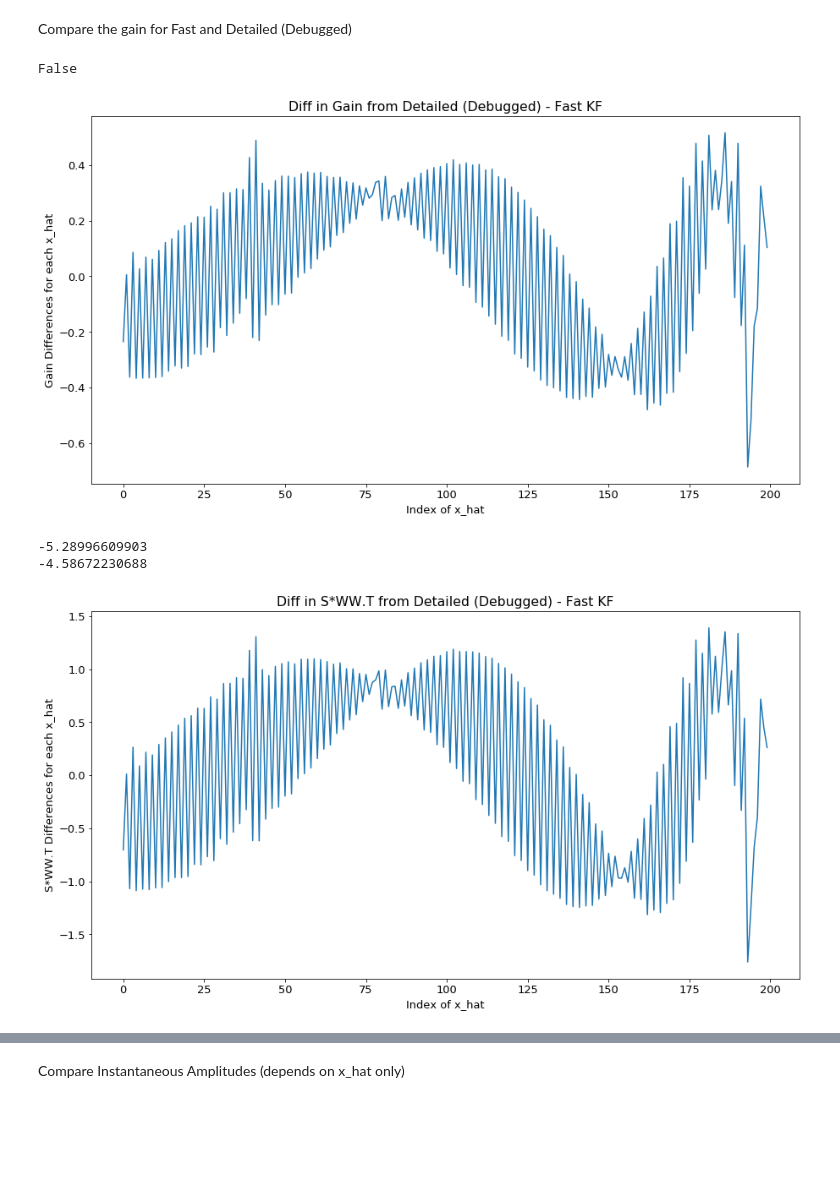
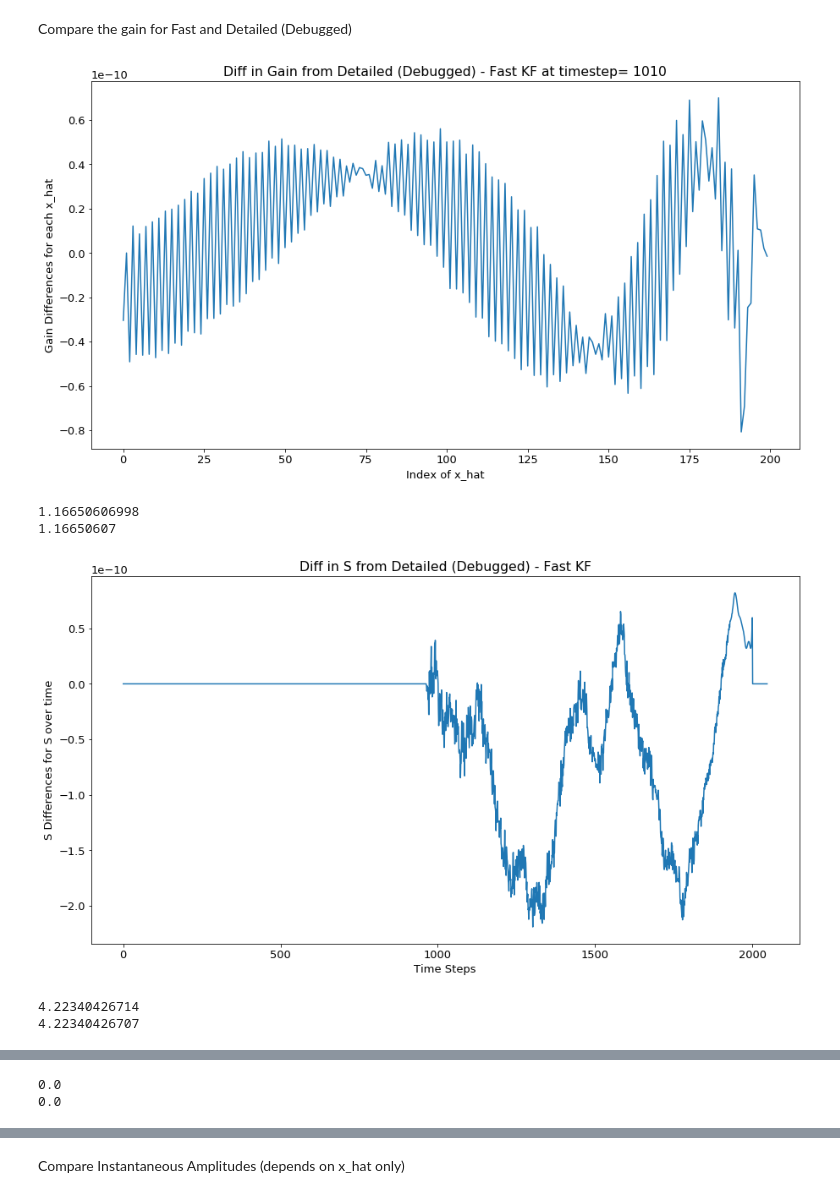
Before and after one commit to riddhisw/predictiveest, a Jupyter notebook: Bug Testing.ipynb, the cells around one changed output, grey strips where cells are left out. Drawn from its saved outputs; the diff is of its cells as text; code cells hidden in the pictures; blank space fills up the shorter version.

```diff
--- a/Bug Testing.ipynb
+++ b/Bug Testing.ipynb
@@ -211,34 +204,57 @@ dkf_data_object = np.load('Detailed_KF.npz')
 skf_data_object = np.load('Fast_KF.npz')
 # %% [markdown]
 Compare the gain for Fast and Detailed (Debugged)
-# %%
-print np.alltrue(skf_data_object['store_S_Outer_W'][:,:,:]==bug_dkf_object['store_S_Outer_W'][:,:,:])
-# %% [output]
-False
 # %%
-timestep=1000
+timestep=1010
 plt.figure(figsize=(15,8))
 gain_residuals = bug_dkf_object['W']-skf_data_object['W']
 plt.ylabel('Gain Differences for each x_hat')
 plt.xlabel('Index of x_hat')
-plt.title('Diff in Gain from Detailed (Debugged) - Fast KF')
+plt.title('Diff in Gain from Detailed (Debugged) - Fast KF at timestep= %s'%(timestep))
 plt.plot(gain_residuals[:,0,timestep])
 plt.savefig(figname+'_Differences_in_Gain_at_%s'%(timestep), format="svg")
+plt.show()
+
+item ='S' # 'x_hat'
+print skf_data_object[item][0,0,timestep]
+print bug_dkf_object[item][0,0,timestep]
+
+plt.figure(figsize=(15,8))
+plt.ylabel(item+' Differences for S over time')
+plt.xlabel('Time Steps')
+plt.title('Diff in '+item+' from Detailed (Debugged) - Fast KF')
+plt.plot(skf_data_object[item][0,0,:]-bug_dkf_object[item][0,0,:])
+plt.savefig(figname+'_Differences_in_S_%s'%(timestep), format="svg")
 plt.show()
 
 item ='store_S_Outer_W' # 'x_hat'
 print skf_data_object[item][0,0,timestep]
 print bug_dkf_object[item][0,0,timestep]
 
 plt.figure(figsize=(15,8))
-plt.ylabel('S*WW.T Differences for each x_hat')
+plt.ylabel(item+' Differences for each index')
 plt.xlabel('Index of x_hat')
-plt.title('Diff in S*WW.T from Detailed (Debugged) - Fast KF')
+plt.title('Diff in '+item+' from Detailed (Debugged) - Fast KF at timestep= %s'%(timestep))
 plt.plot(range(200), skf_data_object[item][:,0,timestep]-bug_dkf_object[item][:,0,timestep])
 plt.savefig(figname+'_Differences_in_S_OuterW_at_%s'%(timestep), format="svg")
 plt.show()
+
+
+item ='Q' # 'x_hat'
+print skf_data_object[item][0,0,timestep]
+print bug_dkf_object[item][0,0,timestep]
+
+plt.figure(figsize=(15,8))
+plt.ylabel(item+' Differences for each index')
+plt.xlabel('Index of x_hat')
+plt.title('Diff in '+item+' from Detailed (Debugged) - Fast KF at timestep= %s'%(timestep))
+plt.plot(range(200), skf_data_object[item][:,0,timestep]-bug_dkf_object[item][:,0,timestep])
+plt.savefig(figname+'_Differences_in_Q_at_%s'%(timestep), format="svg")
+plt.show()
 # %% [output]
-[figure, old version]
+[figure, new version]
--5.28996609903
--4.58672230688
+1.16650606998
+1.16650607
-[figure, old version]
+[figure, new version]
+4.22340426714
+4.22340426707
@@ -244,0 +262,2 @@ plt.show()
+0.0
+0.0
```
Also changed, not shown: parts of 7 cells of this notebook.
